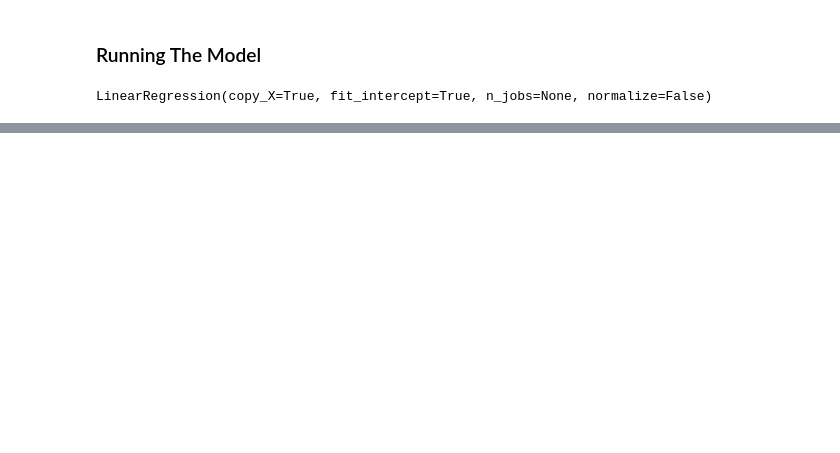
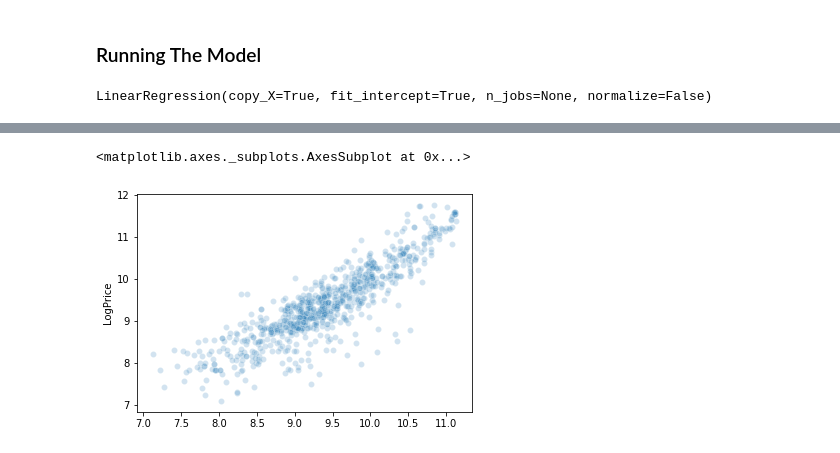
Before and after one commit to mishaun/365DataScience, a Jupyter notebook: Advanced Statistical Methods/Exercises/Linear Regression/Practical Example/Practical Example - My Copy.ipynb, the cells around one changed output, grey strips where cells are left out. Saved outputs shown, nothing was run; the diff lists cells and outputs as text; code cells hidden in the pictures; blank space fills up the shorter version.

```diff
--- a/Advanced Statistical Methods/Exercises/Linear Regression/Practical Example/Practical Example - My Copy.ipynb
+++ b/Advanced Statistical Methods/Exercises/Linear Regression/Practical Example/Practical Example - My Copy.ipynb
@@ -369,0 +444,7 @@ Warnings:
+# %%
+yPredict = reg.predict(xTest)
+# %%
+sns.scatterplot(yPredict, yTest, alpha = 0.2)
+# %% [output]
+<matplotlib.axes._subplots.AxesSubplot at 0x...>
+[figure, added]
```
Also changed, not shown: parts of 22 cells of this notebook, 3 other files.
